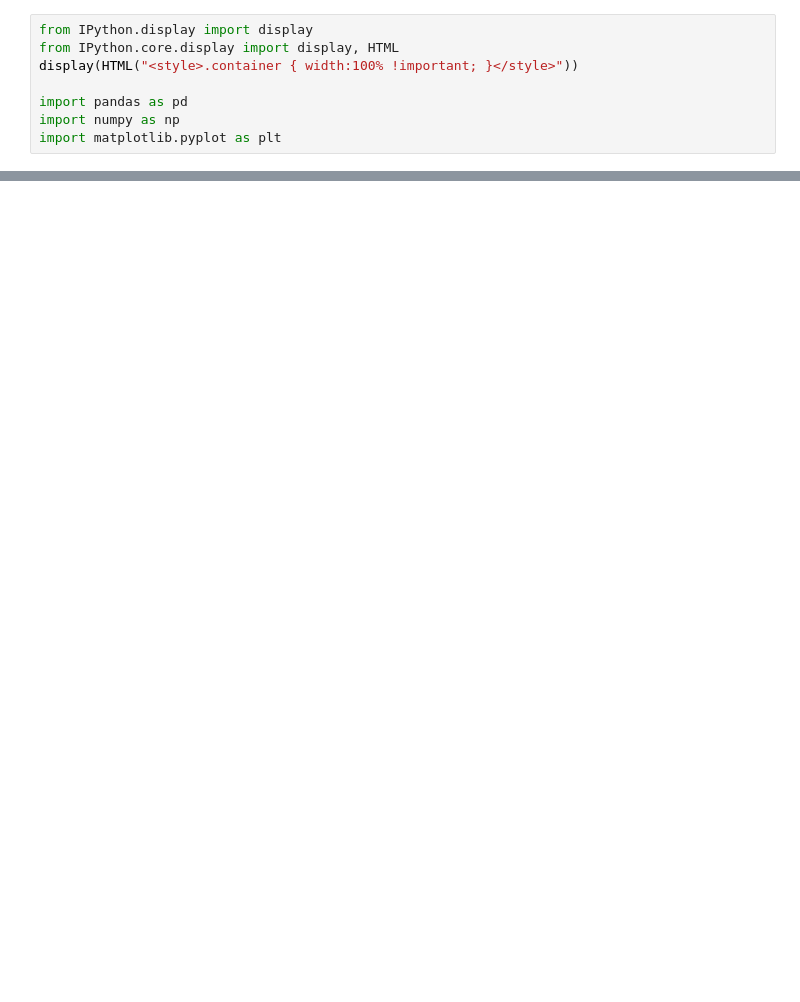
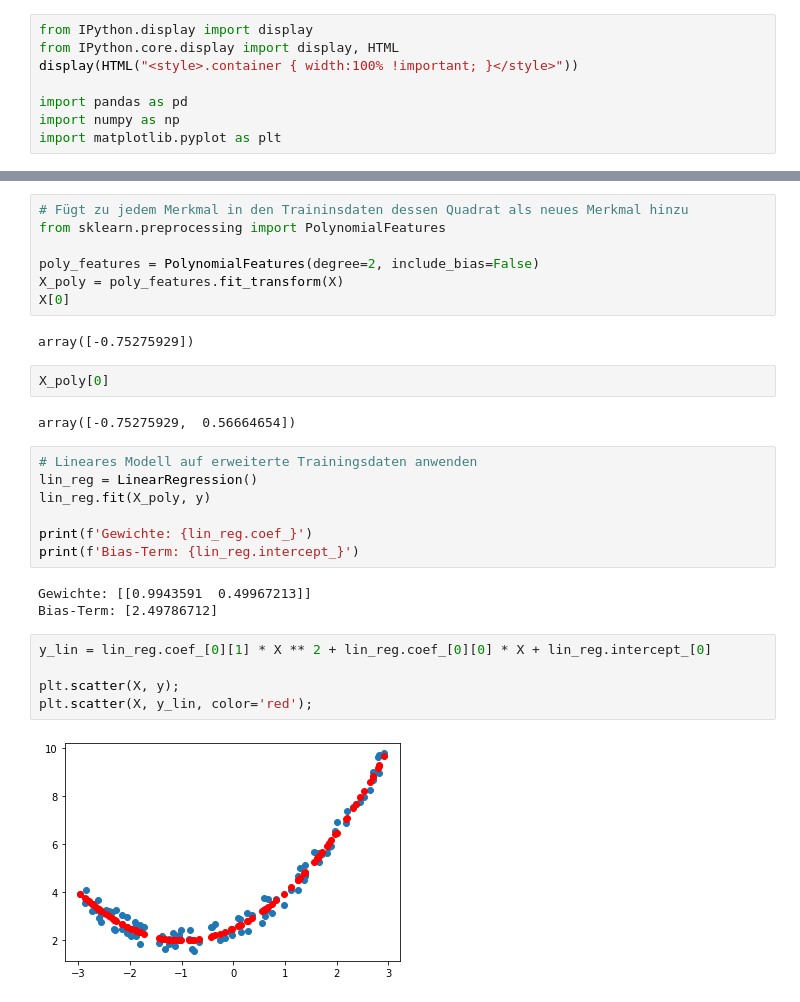
Before and after one commit to MartinSF91/praxiseinstieg-ml, a Jupyter notebook: Kapitel 4 - Trainieren von Modellen.ipynb, the cells around one changed output, grey strips where cells are left out. Saved outputs shown, nothing was run; the diff lists cells and outputs as text; blank space fills up the shorter version.

```diff
--- a/Kapitel 4 - Trainieren von Modellen.ipynb
+++ b/Kapitel 4 - Trainieren von Modellen.ipynb
@@ -8,0 +88,30 @@ import matplotlib.pyplot as plt
+# %%
+# Fügt zu jedem Merkmal in den Traininsdaten dessen Quadrat als neues Merkmal hinzu
+from sklearn.preprocessing import PolynomialFeatures
+
+poly_features = PolynomialFeatures(degree=2, include_bias=False)
+X_poly = poly_features.fit_transform(X)
+X[0]
+# %% [output]
+array([-0.75275929])
+# %%
+X_poly[0]
+# %% [output]
+array([-0.75275929,  0.56664654])
+# %%
+# Lineares Modell auf erweiterte Trainingsdaten anwenden
+lin_reg = LinearRegression()
+lin_reg.fit(X_poly, y)
+
+print(f'Gewichte: {lin_reg.coef_}')
+print(f'Bias-Term: {lin_reg.intercept_}')
+# %% [output]
+Gewichte: [[0.9943591  0.49967213]]
+Bias-Term: [2.49786712]
+# %%
+y_lin = lin_reg.coef_[0][1] * X ** 2 + lin_reg.coef_[0][0] * X + lin_reg.intercept_[0]
+
+plt.scatter(X, y);
+plt.scatter(X, y_lin, color='red');
+# %% [output]
+[figure, added]
```
Also changed, not shown: parts of 15 cells of this notebook.
